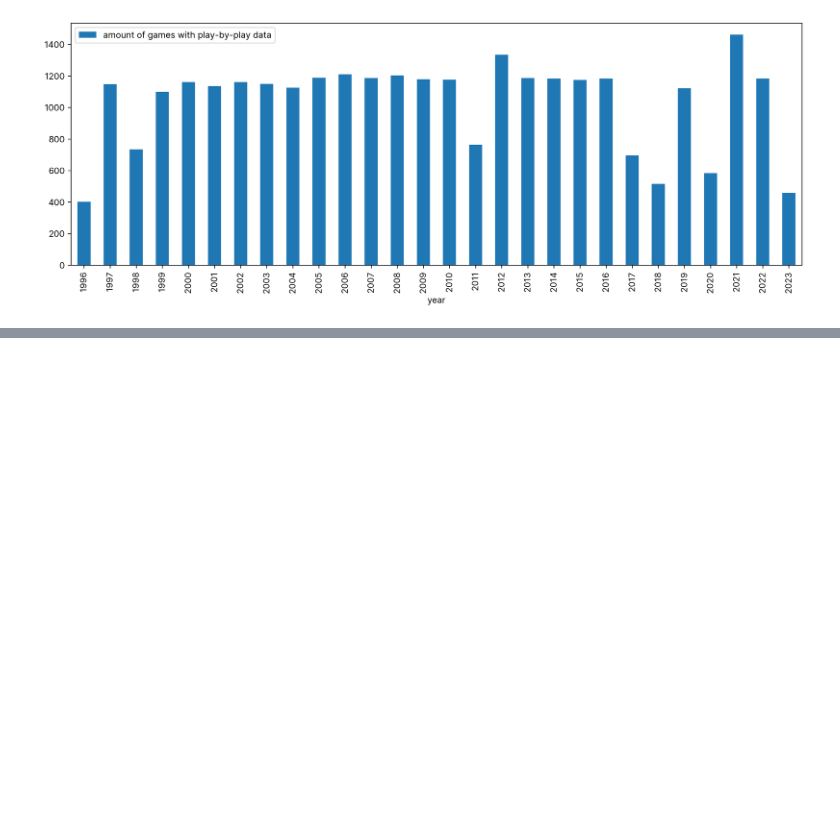
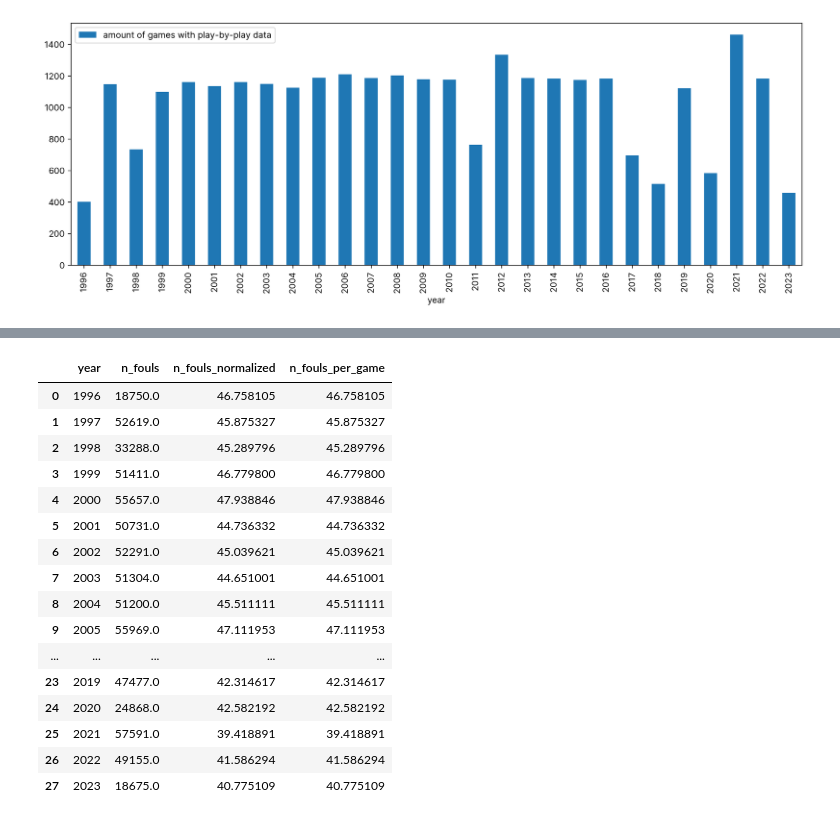
Before and after one commit to malte-j/dataviz-2023, a Jupyter notebook: notebooks/play-by-play.ipynb, the cells around one changed output, grey strips where cells are left out. Cells and saved outputs as stored; diff of their text form; code cells hidden in the pictures; blank space fills up the shorter version.

```diff
--- a/notebooks/play-by-play.ipynb
+++ b/notebooks/play-by-play.ipynb
@@ -58,0 +132,22 @@ play_by_play_n_games.plot.bar(x='year', y='n_games', figsize=(15, 5), label="amo
+# %%
+# normalize fouls by play_by_play_n_games and store in new variable
+play_by_play_n_fouls['n_fouls_per_game'] = play_by_play_n_fouls['n_fouls'] / play_by_play_n_games['n_games']
+play_by_play_n_fouls
+# %% [output]
+|  | year | n_fouls | n_fouls_normalized | n_fouls_per_game |
+| 0 | 1996 | 18750.0 | 46.758105 | 46.758105 |
+| 1 | 1997 | 52619.0 | 45.875327 | 45.875327 |
+| 2 | 1998 | 33288.0 | 45.289796 | 45.289796 |
+| 3 | 1999 | 51411.0 | 46.779800 | 46.779800 |
+| 4 | 2000 | 55657.0 | 47.938846 | 47.938846 |
+| 5 | 2001 | 50731.0 | 44.736332 | 44.736332 |
+| 6 | 2002 | 52291.0 | 45.039621 | 45.039621 |
+| 7 | 2003 | 51304.0 | 44.651001 | 44.651001 |
+| 8 | 2004 | 51200.0 | 45.511111 | 45.511111 |
+| 9 | 2005 | 55969.0 | 47.111953 | 47.111953 |
+| ... | ... | ... | ... | ... |
+| 23 | 2019 | 47477.0 | 42.314617 | 42.314617 |
+| 24 | 2020 | 24868.0 | 42.582192 | 42.582192 |
+| 25 | 2021 | 57591.0 | 39.418891 | 39.418891 |
+| 26 | 2022 | 49155.0 | 41.586294 | 41.586294 |
+| 27 | 2023 | 18675.0 | 40.775109 | 40.775109 |
```
Also changed, not shown: parts of 10 cells of this notebook.
